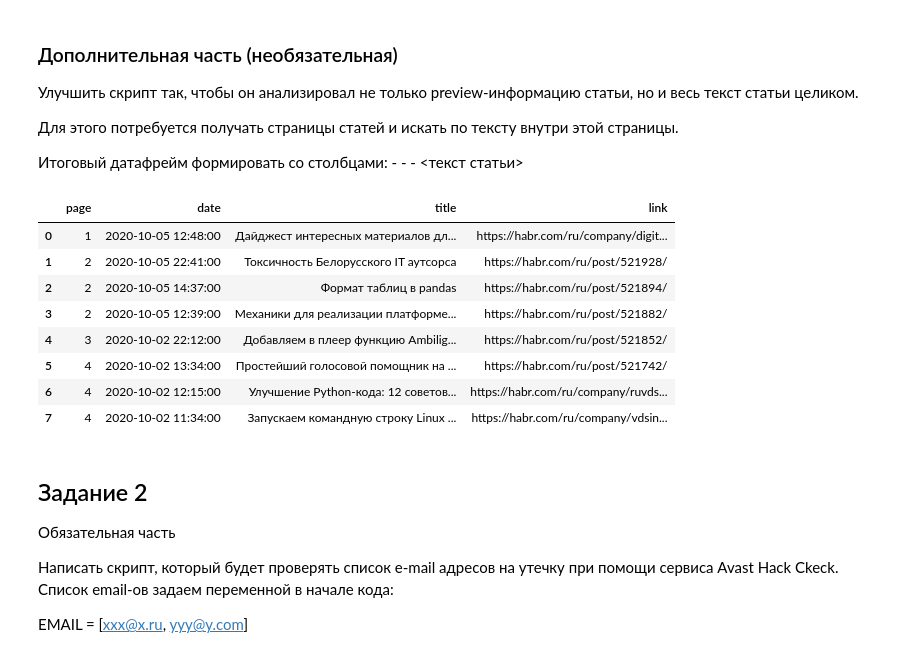
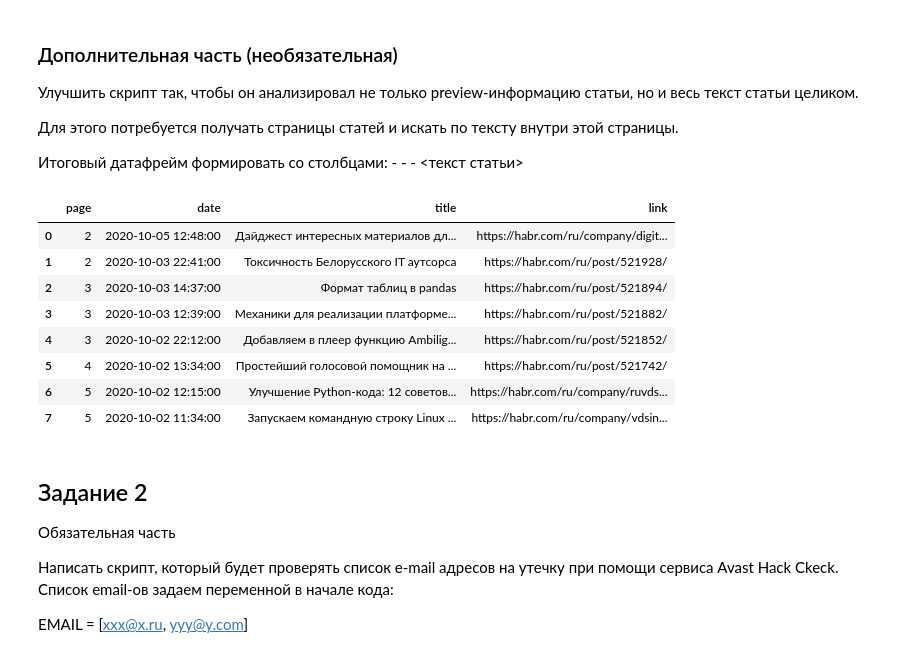
Before and after one commit to inject0r1945/pyda-13-dz, a Jupyter notebook: web_scraping/dz_report.ipynb, the cells around one changed output. Saved outputs shown, nothing was run; the diff lists cells and outputs as text; code cells hidden in the pictures.

Commit message:
Домашка по парсингу сайтов

```diff
--- a/web_scraping/dz_report.ipynb
+++ b/web_scraping/dz_report.ipynb
@@ -322,18 +286,19 @@ def get_habr_posts_by_keywords(keywords:list, pages:int=5):
 
     return df
 # %%
+KEYWORDS = ['python', 'парсинг']
 df_posts = get_habr_posts_by_keywords(KEYWORDS, pages=5)
 display(df_posts)
 # %% [output]
 |  | page | date | title | link |
-| 0 | 1 | 2020-10-05 12:48:00 | Дайджест интересных материалов дл... | https://habr.com/ru/company/digit... |
-| 1 | 2 | 2020-10-05 22:41:00 | Токсичность Белорусского IT аутсорса | https://habr.com/ru/post/521928/ |
-| 2 | 2 | 2020-10-05 14:37:00 | Формат таблиц в pandas | https://habr.com/ru/post/521894/ |
-| 3 | 2 | 2020-10-05 12:39:00 | Механики для реализации платформе... | https://habr.com/ru/post/521882/ |
+| 0 | 2 | 2020-10-05 12:48:00 | Дайджест интересных материалов дл... | https://habr.com/ru/company/digit... |
+| 1 | 2 | 2020-10-03 22:41:00 | Токсичность Белорусского IT аутсорса | https://habr.com/ru/post/521928/ |
+| 2 | 3 | 2020-10-03 14:37:00 | Формат таблиц в pandas | https://habr.com/ru/post/521894/ |
+| 3 | 3 | 2020-10-03 12:39:00 | Механики для реализации платформе... | https://habr.com/ru/post/521882/ |
 | 4 | 3 | 2020-10-02 22:12:00 | Добавляем в плеер функцию Ambilig... | https://habr.com/ru/post/521852/ |
 | 5 | 4 | 2020-10-02 13:34:00 | Простейший голосовой помощник на ... | https://habr.com/ru/post/521742/ |
-| 6 | 4 | 2020-10-02 12:15:00 | Улучшение Python-кода: 12 советов... | https://habr.com/ru/company/ruvds... |
-| 7 | 4 | 2020-10-02 11:34:00 | Запускаем командную строку Linux ... | https://habr.com/ru/company/vdsin... |
+| 6 | 5 | 2020-10-02 12:15:00 | Улучшение Python-кода: 12 советов... | https://habr.com/ru/company/ruvds... |
+| 7 | 5 | 2020-10-02 11:34:00 | Запускаем командную строку Linux ... | https://habr.com/ru/company/vdsin... |
 # %% [markdown]
 ## Задание 2
 
```
Also changed, not shown: parts of 6 cells of this notebook.
